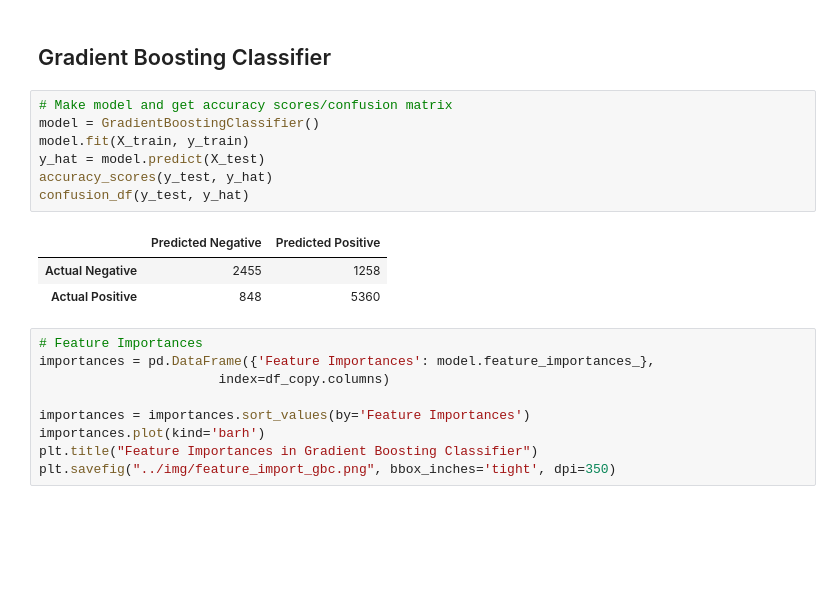
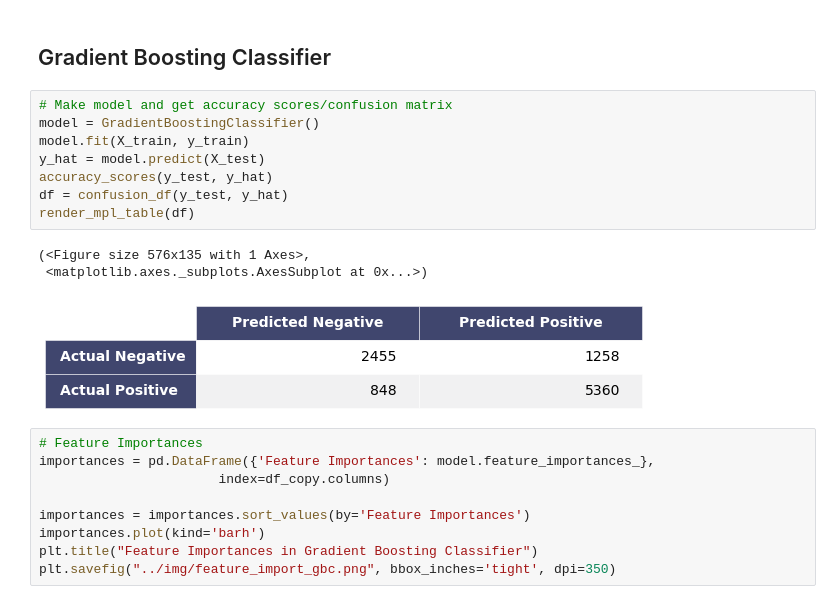
Before and after one commit to mkpetterson/ride-share-churn, a Jupyter notebook: models/gradient_boosting.ipynb, the cells around one changed output. Drawn from its saved outputs; the diff is of its cells as text; blank space fills up the shorter version.

```diff
--- a/models/gradient_boosting.ipynb
+++ b/models/gradient_boosting.ipynb
@@ -45,14 +46,15 @@ X_train.shape, X_test.shape
 # %%
 # Make model and get accuracy scores/confusion matrix
 model = GradientBoostingClassifier()
 model.fit(X_train, y_train)
 y_hat = model.predict(X_test)
 accuracy_scores(y_test, y_hat)
-confusion_df(y_test, y_hat)
+df = confusion_df(y_test, y_hat)
+render_mpl_table(df)
 # %% [output]
-|  | Predicted Negative | Predicted Positive |
-| Actual Negative | 2455 | 1258 |
-| Actual Positive | 848 | 5360 |
+(<Figure size 576x135 with 1 Axes>,
+ <matplotlib.axes._subplots.AxesSubplot at 0x...>)
+[figure, added]
 # %%
 # Feature Importances
 importances = pd.DataFrame({'Feature Importances': model.feature_importances_},
```
Also changed, not shown: parts of 2 cells of this notebook, 3 other files.
